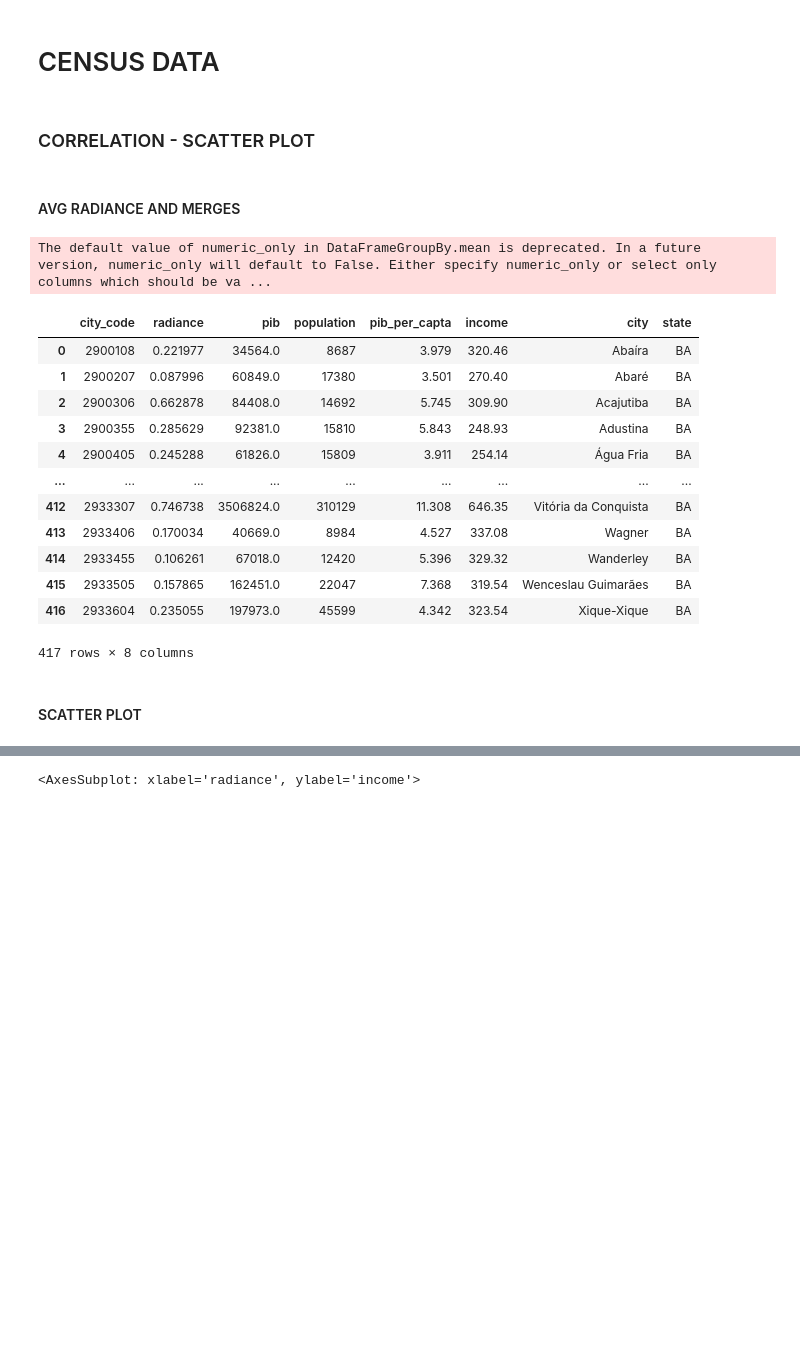
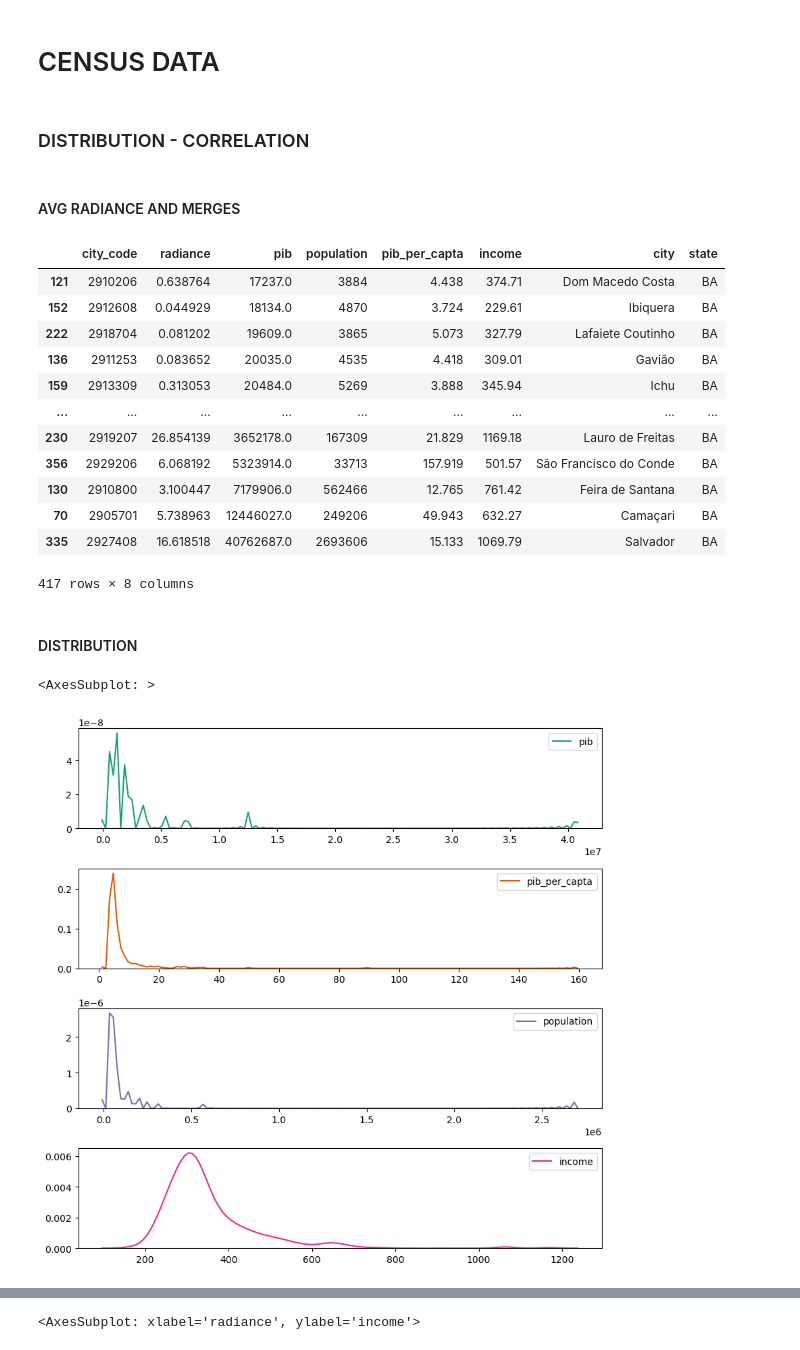
Before and after one commit to dev-jotape/predict_poverty_bahia, a Jupyter notebook: scripts/visualization/visualization_ba.ipynb, the cells around one changed output, grey strips where cells are left out. Cells and saved outputs as stored; diff of their text form; code cells hidden in the pictures; blank space fills up the shorter version.

```diff
--- a/scripts/visualization/bubble_map_ba.ipynb
+++ b/scripts/visualization/visualization_ba.ipynb
@@ -73,28 +121,40 @@ Unable to determine Axes to steal space for Colorbar. Using gca(), but will rais
 # %% [markdown]
 # CENSUS DATA
 # %% [markdown]
-### CORRELATION - SCATTER PLOT
+### DISTRIBUTION - CORRELATION
 # %% [markdown]
 #### AVG RADIANCE AND MERGES
 # %%
-avg_radiance = all_nighttime_lights.groupby(by='city_code').mean().reset_index()[['city_code', 'radiance']]
+avg_radiance = all_nighttime_lights.groupby(by='city_code').mean(numeric_only=True).reset_index()[['city_code', 'radiance']]
 data = avg_radiance.merge(pib_ba, on='city_code', how='inner')
 data = data.merge(income_ba, on='city_code', how='inner')
-data
+data.sort_values(by='pib')
 # %% [output]
+|  | city_code | radiance | pib | population | pib_per_capta | income | city | state |
+| 121 | 2910206 | 0.638764 | 17237.0 | 3884 | 4.438 | 374.71 | Dom Macedo Costa | BA |
+| 152 | 2912608 | 0.044929 | 18134.0 | 4870 | 3.724 | 229.61 | Ibiquera | BA |
+| 222 | 2918704 | 0.081202 | 19609.0 | 3865 | 5.073 | 327.79 | Lafaiete Coutinho | BA |
+| 136 | 2911253 | 0.083652 | 20035.0 | 4535 | 4.418 | 309.01 | Gavião | BA |
+| 159 | 2913309 | 0.313053 | 20484.0 | 5269 | 3.888 | 345.94 | Ichu | BA |
+| ... | ... | ... | ... | ... | ... | ... | ... | ... |
+| 230 | 2919207 | 26.854139 | 3652178.0 | 167309 | 21.829 | 1169.18 | Lauro de Freitas | BA |
+| 356 | 2929206 | 6.068192 | 5323914.0 | 33713 | 157.919 | 501.57 | São Francisco do Conde | BA |
+| 130 | 2910800 | 3.100447 | 7179906.0 | 562466 | 12.765 | 761.42 | Feira de Santana | BA |
+| 70 | 2905701 | 5.738963 | 12446027.0 | 249206 | 49.943 | 632.27 | Camaçari | BA |
+| 335 | 2927408 | 16.618518 | 40762687.0 | 2693606 | 15.133 | 1069.79 | Salvador | BA |
-The default value of numeric_only in DataFrameGroupBy.mean is deprecated. In a future version, numeric_only will default to False. Either specify numeric_only or select only columns which should be va ...
+417 rows × 8 columns
-|  | city_code | radiance | pib | population | pib_per_capta | income | city | state |
-| 0 | 2900108 | 0.221977 | 34564.0 | 8687 | 3.979 | 320.46 | Abaíra | BA |
-| 1 | 2900207 | 0.087996 | 60849.0 | 17380 | 3.501 | 270.40 | Abaré | BA |
-| 2 | 2900306 | 0.662878 | 84408.0 | 14692 | 5.745 | 309.90 | Acajutiba | BA |
-| 3 | 2900355 | 0.285629 | 92381.0 | 15810 | 5.843 | 248.93 | Adustina | BA |
-| 4 | 2900405 | 0.245288 | 61826.0 | 15809 | 3.911 | 254.14 | Água Fria | BA |
-| ... | ... | ... | ... | ... | ... | ... | ... | ... |
-| 412 | 2933307 | 0.746738 | 3506824.0 | 310129 | 11.308 | 646.35 | Vitória da Conquista | BA |
-| 413 | 2933406 | 0.170034 | 40669.0 | 8984 | 4.527 | 337.08 | Wagner | BA |
-| 414 | 2933455 | 0.106261 | 67018.0 | 12420 | 5.396 | 329.32 | Wanderley | BA |
-| 415 | 2933505 | 0.157865 | 162451.0 | 22047 | 7.368 | 319.54 | Wenceslau Guimarães | BA |
-| 416 | 2933604 | 0.235055 | 197973.0 | 45599 | 4.342 | 323.54 | Xique-Xique | BA |
-417 rows × 8 columns
-# %% [markdown]
-#### SCATTER PLOT
+# %% [markdown]
+#### DISTRIBUTION
+# %%
+fig, axs = plt.subplots(nrows=4, figsize=(10,10))
+plt.subplots_adjust(hspace=0.4)
+
+
+sns.kdeplot(data['pib'], ax=axs[0], color="#1b9e77")
+sns.kdeplot(data['pib_per_capta'], ax=axs[1], color="#d95f02")
+sns.kdeplot(data['population'], ax=axs[2], color="#7570b3")
+sns.kdeplot(data['income'], ax=axs[3], color="#e7298a")
+# 40 000 000
+# %% [output]
+<AxesSubplot: >
+[figure, added]
```
Also changed, not shown: parts of 13 cells of this notebook, 6 other files.
